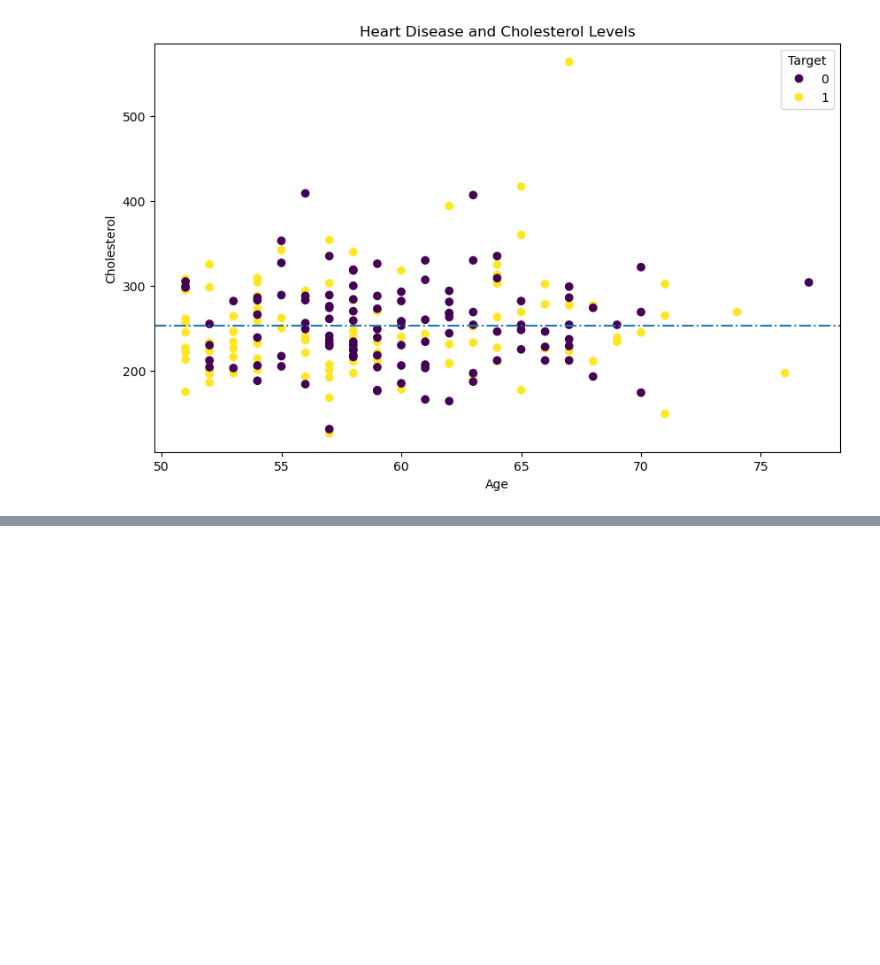
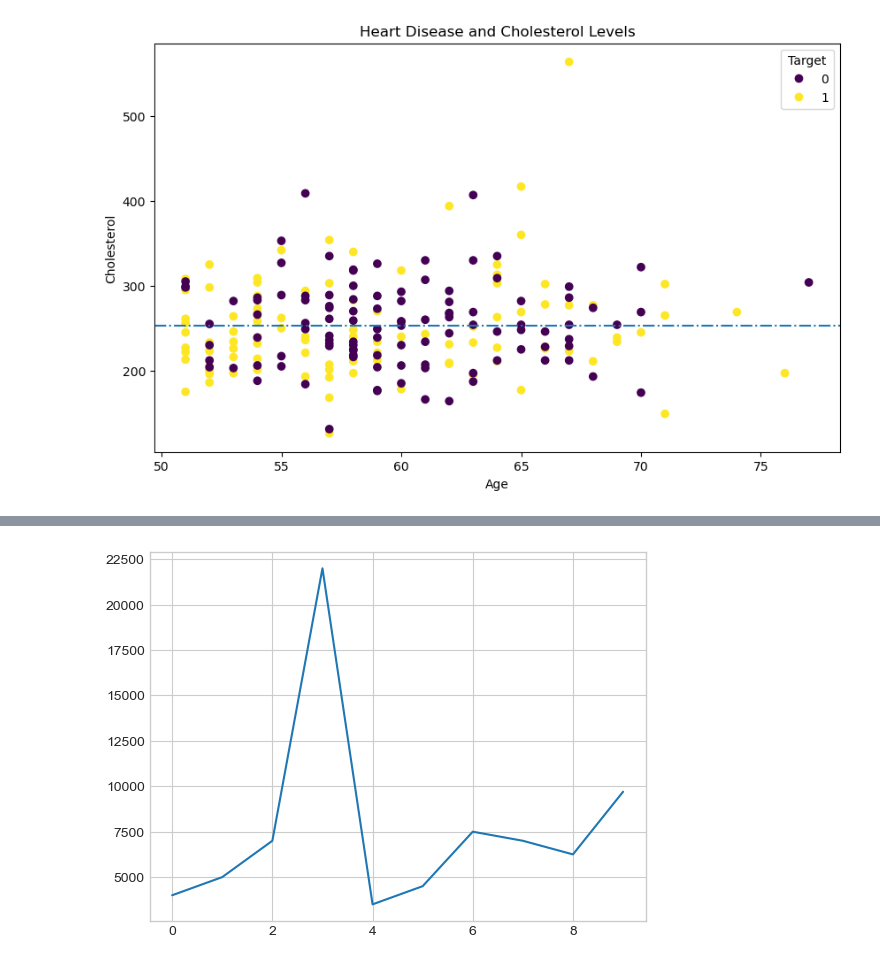
Before and after one commit to prashantuchiha/DS-sample, a Jupyter notebook: project_1/Introduction to Matplotlib.ipynb, the cells around one changed output, grey strips where cells are left out. Saved outputs shown, nothing was run; the diff lists cells and outputs as text; code cells hidden in the pictures; blank space fills up the shorter version.

```diff
--- a/project_1/Introduction to Matplotlib.ipynb
+++ b/project_1/Introduction to Matplotlib.ipynb
@@ -350,0 +417,4 @@ ax.axhline(over_50["chol"].mean(),
+# %%
+car_sales["Price"].plot();
+# %% [output]
+[figure, added]
```
Also changed, not shown: parts of 16 cells of this notebook.
